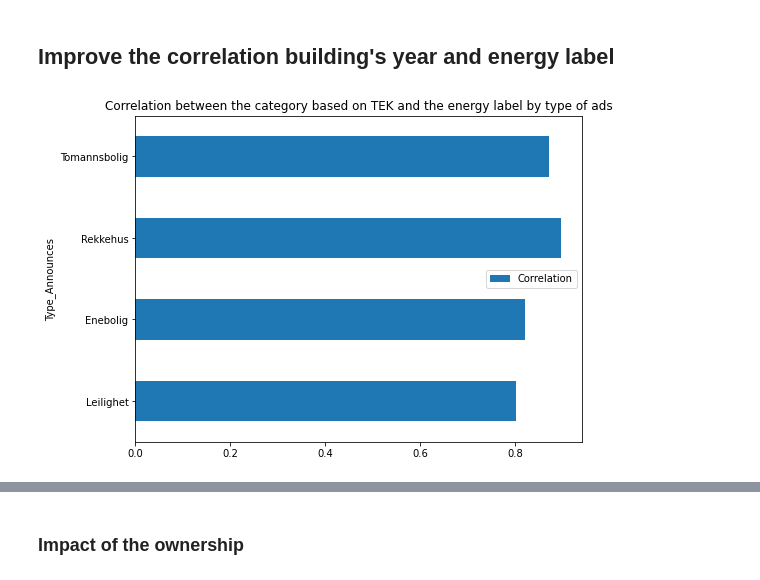
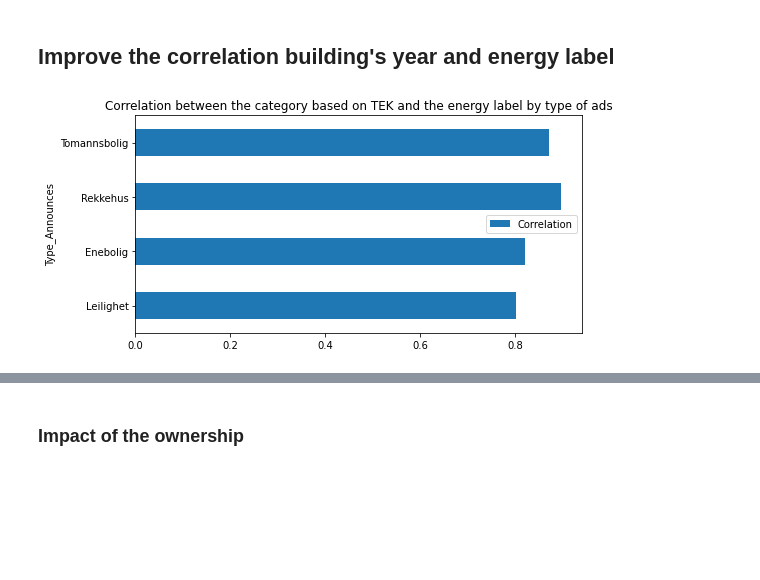
Before and after one commit to sysco-middleware/CLimateHackathon2022, a Jupyter notebook: Cleaning data .ipynb, the cells around one changed output, grey strips where cells are left out. Saved outputs shown, nothing was run; the diff lists cells and outputs as text; code cells hidden in the pictures; blank space fills up the shorter version.

```diff
--- a/Cleaning data .ipynb
+++ b/Cleaning data .ipynb
@@ -237,10 +237,10 @@ labels = df['property_type_description'].unique()
 # %%
 df_correlation= pd.DataFrame({'Type_Announces':labels,'Correlation':corr_energy_labels_vs_type_ads})
 # %%
-df_correlation.plot.barh(x='Type_Announces',y='Correlation',figsize=(8,6),title='Correlation between the category based on TEK and the energy label by type of ads')
-plt.savefig('correlation_by_type_building.pdf')
+df_correlation.plot.barh(x='Type_Announces',y='Correlation',figsize=(8,4),title='Correlation between the category based on TEK and the energy label by type of ads')
+plt.savefig('correlation_by_type_building.png')
 # %% [output]
-[figure, old version]
+[figure, new version]
 # %%
 df.corr()
 # %% [output]
```
Also changed, not shown: parts of 7 cells of this notebook, 8 other files.
